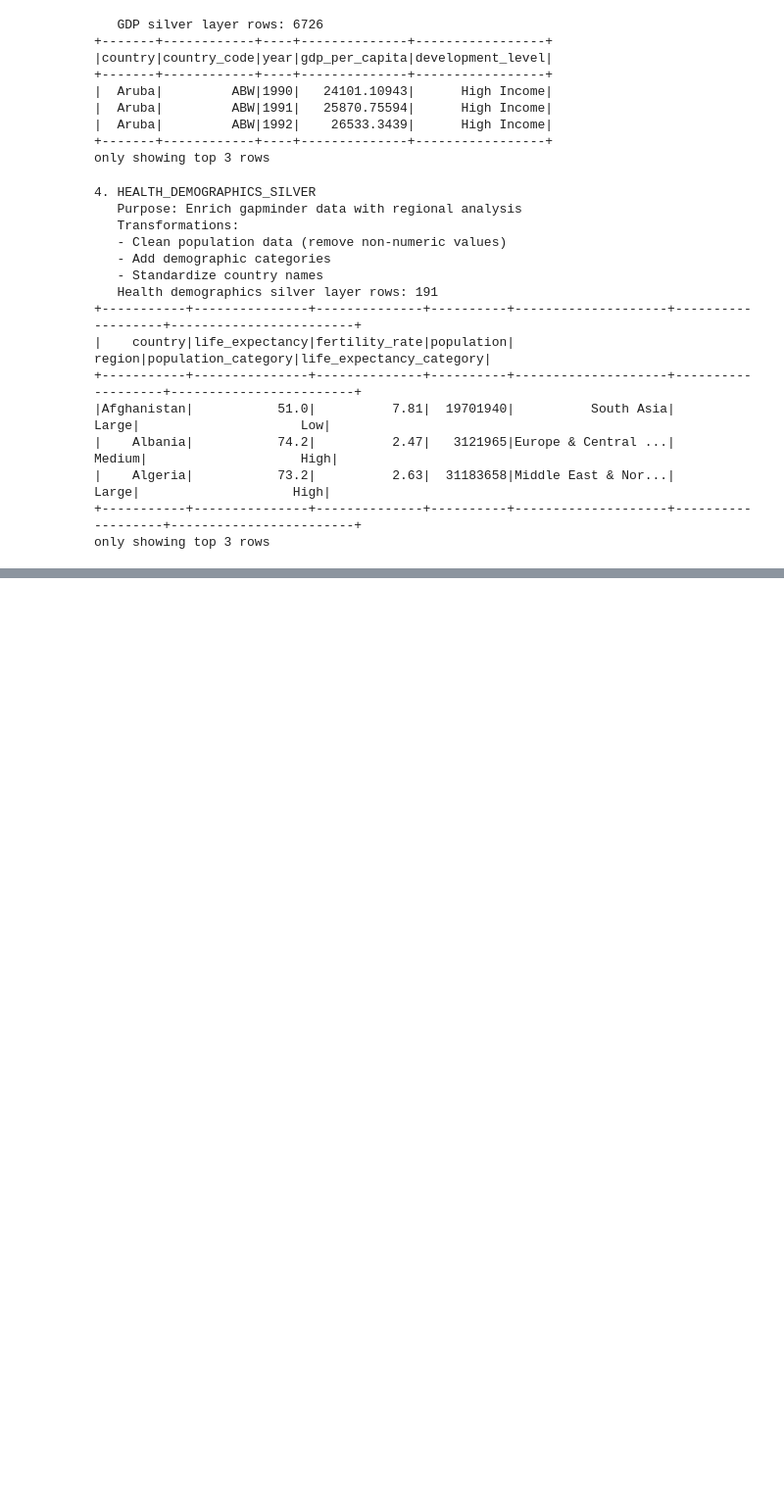
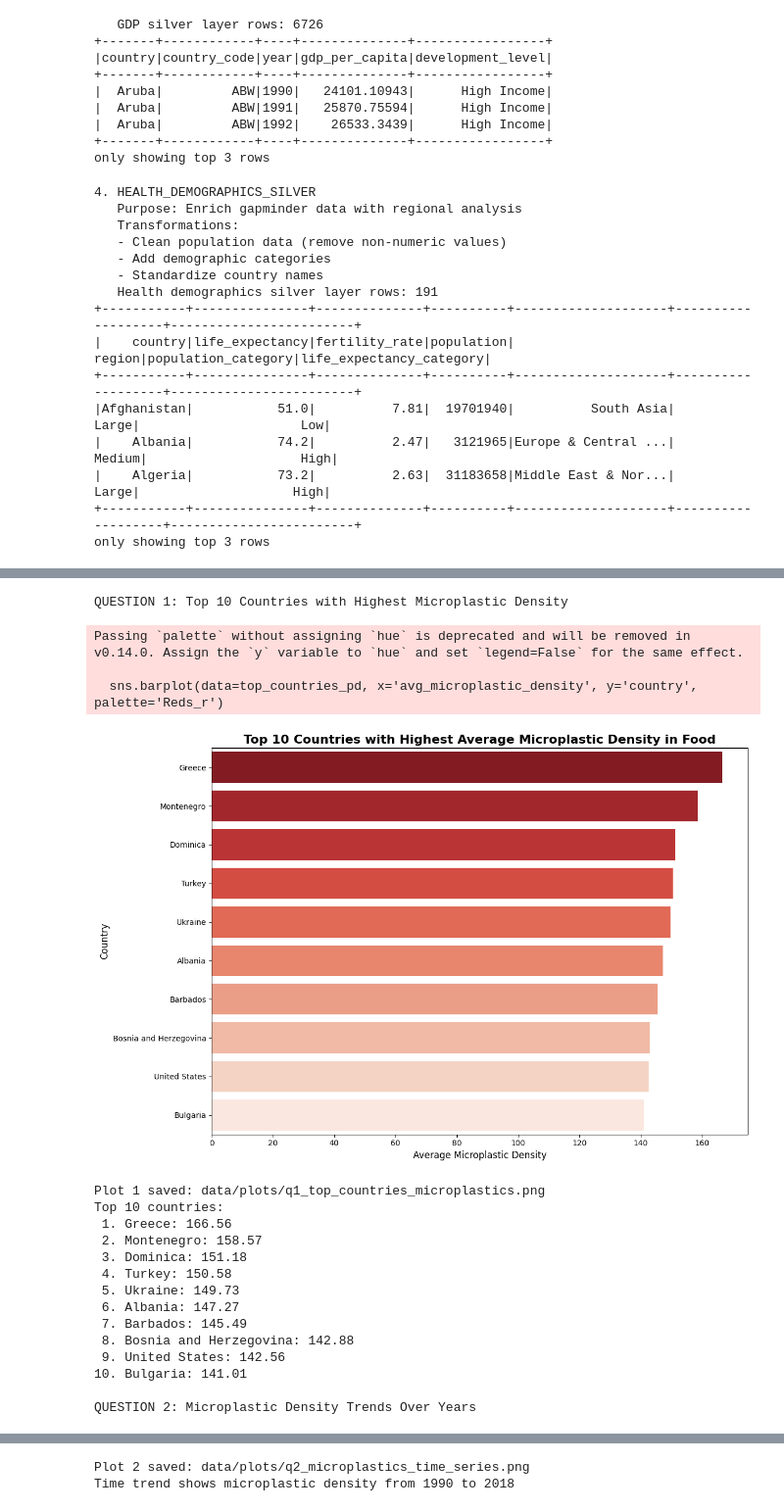
Before and after one commit to AnthonyGrod/MicroplasticAnalyzer, a Jupyter notebook: explorer.ipynb, the cells around one changed output, grey strips where cells are left out. Shown: that part at 98% size. Cells and saved outputs as stored; diff of their text form; code cells hidden in the pictures; blank space fills up the shorter version.

```diff
--- a/explorer.ipynb
+++ b/explorer.ipynb
@@ -456,0 +620,63 @@ only showing top 3 rows
+# %%
+# VISUALIZATION 1: Top 10 Countries with Highest Microplastic Density
+print("QUESTION 1: Top 10 Countries with Highest Microplastic Density")
+
+os.makedirs('data/plots', exist_ok=True)
+
+# Convert to pandas for visualization
+top_countries_pd = top_countries_gold.limit(10).toPandas()
+
+plt.figure(figsize=(12, 8))
+sns.barplot(data=top_countries_pd, x='avg_microplastic_density', y='country', palette='Reds_r')
+plt.title('Top 10 Countries with Highest Average Microplastic Density in Food', fontsize=16, fontweight='bold')
+plt.xlabel('Average Microplastic Density', fontsize=12)
+plt.ylabel('Country', fontsize=12)
+plt.tight_layout()
+plt.savefig('data/plots/q1_top_countries_microplastics.png', dpi=300, bbox_inches='tight')
+plt.show()
+
+print(f"Plot 1 saved: data/plots/q1_top_countries_microplastics.png")
+print(f"Top 10 countries:")
+for i, row in top_countries_pd.iterrows():
+    print(f"{i+1:2d}. {row['country']}: {row['avg_microplastic_density']:.2f}")
+
+# VISUALIZATION 2: Microplastic Density Over Time
+print(f"\nQUESTION 2: Microplastic Density Trends Over Years")
+
+time_series_pd = time_series_gold.toPandas()
+
+plt.figure(figsize=(12, 8))
+plt.plot(time_series_pd['year'], time_series_pd['avg_microplastic_density'],
+         marker='o', linewidth=2, markersize=8, color='darkred')
+plt.fill_between(time_series_pd['year'], time_series_pd['avg_microplastic_density'],
+                 alpha=0.3, color='lightcoral')
+plt.title('Average Microplastic Density in Food Over Time', fontsize=16, fontweight='bold')
+plt.xlabel('Year', fontsize=12)
+plt.ylabel('Average Microplastic Density', fontsize=12)
+plt.grid(True, alpha=0.3)
+plt.tight_layout()
+plt.savefig('data/plots/q2_microplastics_time_series.png', dpi=300, bbox_inches='tight')
+plt.show()
+
+print(f"Plot 2 saved: data/plots/q2_microplastics_time_series.png")
+print(f"Time trend shows microplastic density from {time_series_pd['year'].min()} to {time_series_pd['year'].max()}")
+# %% [output]
+QUESTION 1: Top 10 Countries with Highest Microplastic Density
+Passing `palette` without assigning `hue` is deprecated and will be removed in v0.14.0. Assign the `y` variable to `hue` and set `legend=False` for the same effect.
+
+  sns.barplot(data=top_countries_pd, x='avg_microplastic_density', y='country', palette='Reds_r')
+[figure, added]
+Plot 1 saved: data/plots/q1_top_countries_microplastics.png
+Top 10 countries:
+ 1. Greece: 166.56
+ 2. Montenegro: 158.57
+ 3. Dominica: 151.18
+ 4. Turkey: 150.58
+ 5. Ukraine: 149.73
+ 6. Albania: 147.27
+ 7. Barbados: 145.49
+ 8. Bosnia and Herzegovina: 142.88
+ 9. United States: 142.56
+10. Bulgaria: 141.01
+
+QUESTION 2: Microplastic Density Trends Over Years
@@ -456,0 +684,2 @@ only showing top 3 rows
+Plot 2 saved: data/plots/q2_microplastics_time_series.png
+Time trend shows microplastic density from 1990 to 2018
```
Also changed, not shown: parts of 14 cells of this notebook.
